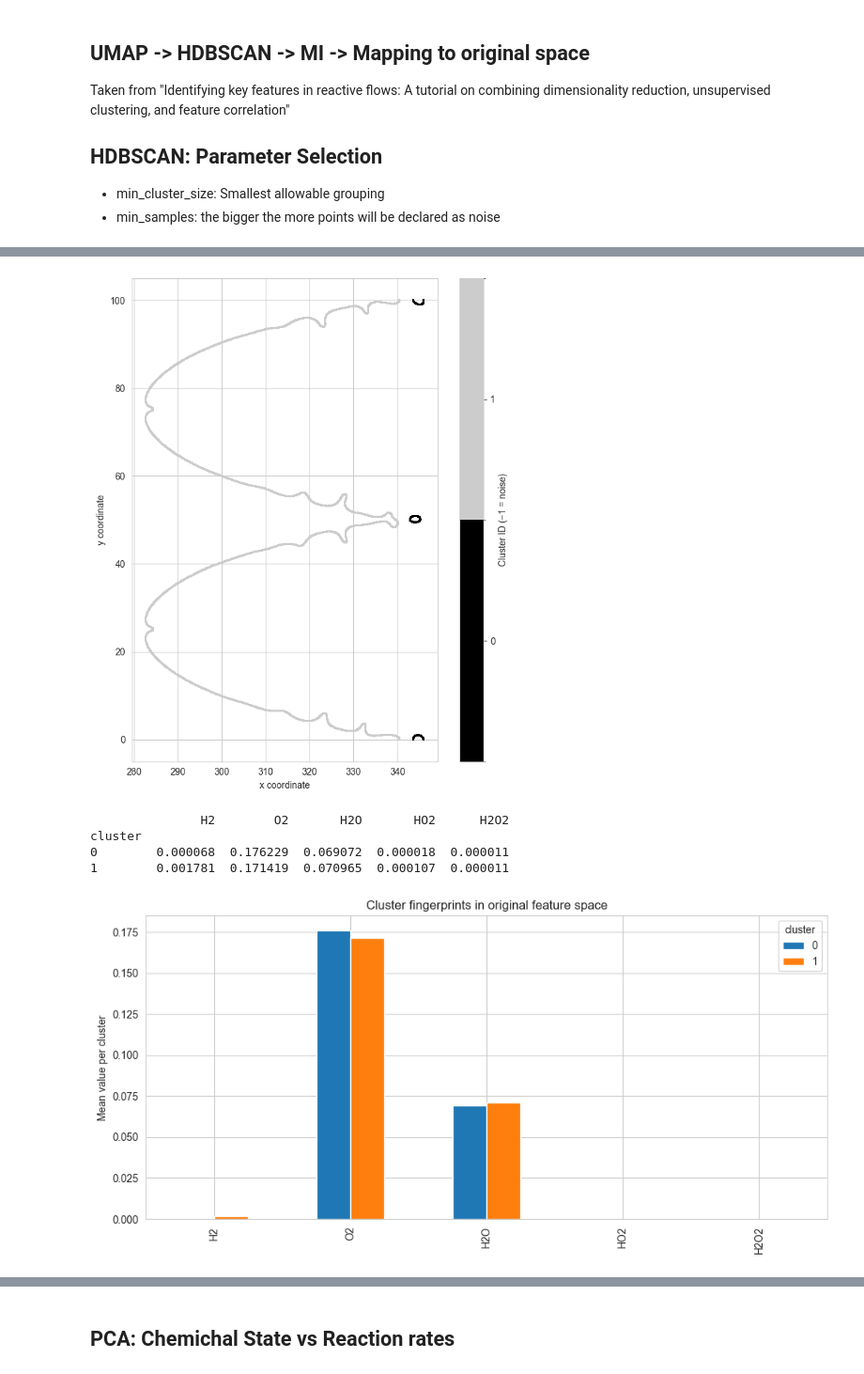
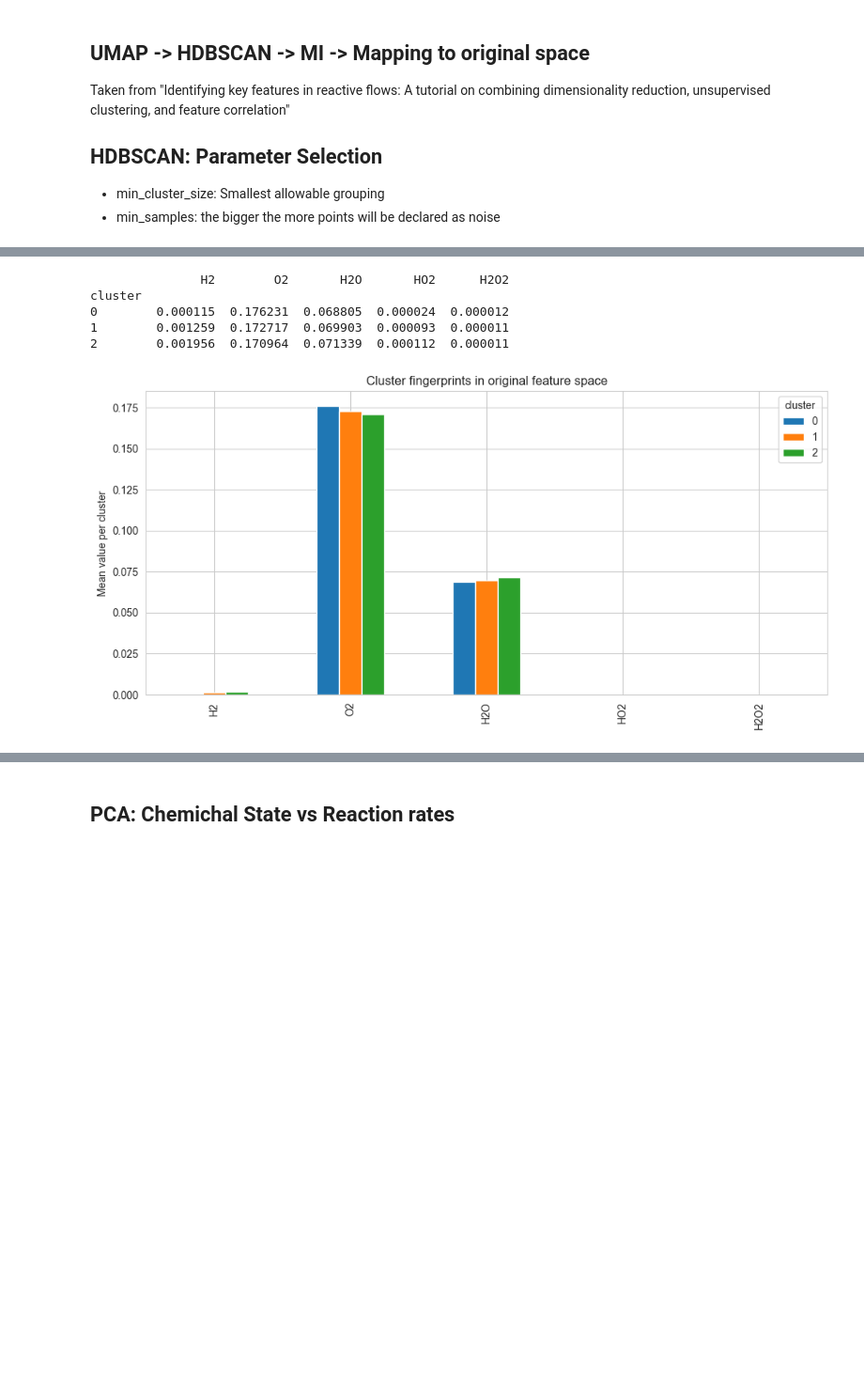
Before and after one commit to AlexandrosNtakoulas/FLAME-rf, a Jupyter notebook: notebooks/Clustering_comparison.ipynb, the cells around one changed output, grey strips where cells are left out. Shown at 94% size. Cells and saved outputs as stored; diff of their text form; code cells hidden in the pictures; blank space fills up the shorter version.

Commit message:
I/O cleanup and new folder structure for data

```diff
--- a/notebooks/Clustering_comparison.ipynb
+++ b/notebooks/Clustering_comparison.ipynb
@@ -83,11 +74,11 @@ dimensionality reduction, unsupervised clustering, and feature correlation"
 
 print(int(np.sqrt(len(X))))
 clusterer = hdbscan.HDBSCAN(
-    min_cluster_size= int(np.sqrt(len(X))),
-    min_samples= int(np.sqrt(len(X))), #,
+    min_cluster_size= 20,#int(np.sqrt(len(X))),
+    min_samples= 20,#int(np.sqrt(len(X))), #,
     metric='euclidean',
     cluster_selection_method='eom',
-    prediction_data=True
+    prediction_data=True,
 ).fit(X_embedded)
 
 labels = clusterer.labels_
@@ -100,18 +91,4 @@ print("Cluster summary:", cluster_summary)
 print("Number of clusters (excluding noise):", len(set(labels)) - (1 if -1 in labels else 0))
 print("Noise fraction:", np.mean(labels == -1))
 print("Average cluster probability:", proba[labels != -1].mean() if np.any(labels != -1) else 0)
-
-# ============================================================
-# UMAP SPACE PLOT
-# ============================================================
-plt.figure(figsize=(6,5))
-scatter = plt.scatter(
-    X_embedded[:,0], X_embedded[:,1],
-    c=labels, cmap='tab20', s=10, alpha=0.8
-)
-plt.title("HDBSCAN Clusters (−1 = noise)")
-plt.xlabel("UMAP-1")
-plt.ylabel("UMAP-2")
-plt.colorbar(scatter, label="Cluster ID")
-plt.show()
 # %% [output]
@@ -184,56 +160,24 @@ Global mutual information ranking:
 # %%
-import matplotlib.pyplot as plt
-import matplotlib.tri as tri
-from matplotlib.colors import BoundaryNorm
-import matplotlib
-from scipy.interpolate import griddata
-# Discrete bounds: one band per integer label
-bounds = np.arange(-0.5, labels.max() + 1.5, 1)
-cmap = matplotlib.colormaps['nipy_spectral']
-norm = BoundaryNorm(bounds, cmap.N)
-
-plt.figure(figsize=(7, 8))
-
-sc = plt.scatter(
-    df['x'],
-    df['y'],
-    c=labels,
-    cmap=cmap,
-    norm=norm,
-    s=5,         # adjust marker size as you like
-    marker='s',  # square markers give a more "continuous" feel
-    linewidths=0
-)
-
-cb = plt.colorbar(sc, ticks=np.arange(labels.min(), labels.max() + 1))
-cb.set_label("Cluster ID (−1 = noise)")
-
-plt.xlabel("x coordinate")
-plt.ylabel("y coordinate")
-plt.gca().set_aspect('equal', adjustable='box')
-plt.tight_layout()
-plt.show()
-
 # ============================================================
 # STATISTICS + FINGERPRINTS
 # ============================================================
 df_with_labels = df.copy()
 df_with_labels["cluster"] = labels
 
 cluster_means = df_with_labels.groupby("cluster")[features].mean()
 cluster_stds  = df_with_labels.groupby("cluster")[features].std()
 
 print(cluster_means.head())
 
 cluster_means.T.plot(kind='bar', figsize=(10,5))
 plt.ylabel("Mean value per cluster")
 plt.title("Cluster fingerprints in original feature space")
 plt.tight_layout()
 plt.show()
 # %% [output]
+               H2        O2       H2O       HO2      H2O2
+cluster
+0        0.000115  0.176231  0.068805  0.000024  0.000012
+1        0.001259  0.172717  0.069903  0.000093  0.000011
+2        0.001956  0.170964  0.071339  0.000112  0.000011
-[figure, old version]
+[figure, new version]
-               H2        O2       H2O       HO2      H2O2
-cluster
-0        0.000068  0.176229  0.069072  0.000018  0.000011
-1        0.001781  0.171419  0.070965  0.000107  0.000011
-[figure, removed]
```
Also changed, not shown: parts of 13 cells of this notebook, 5 other files.
